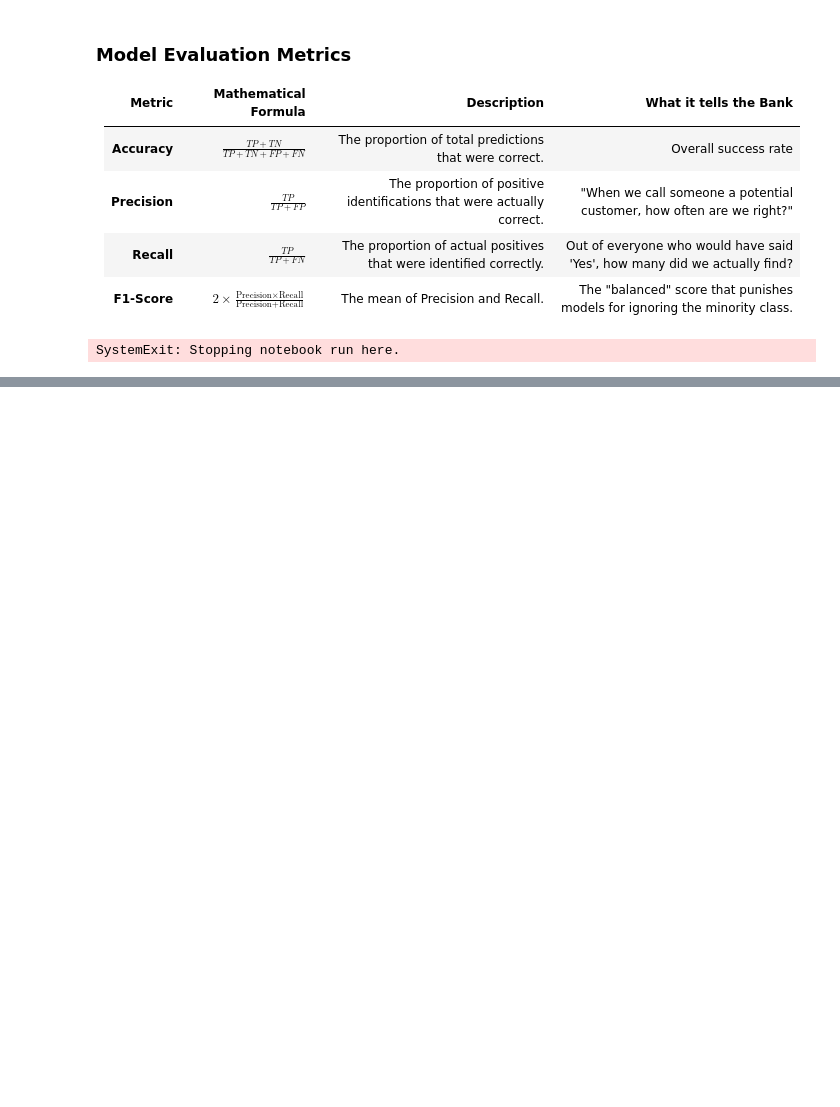
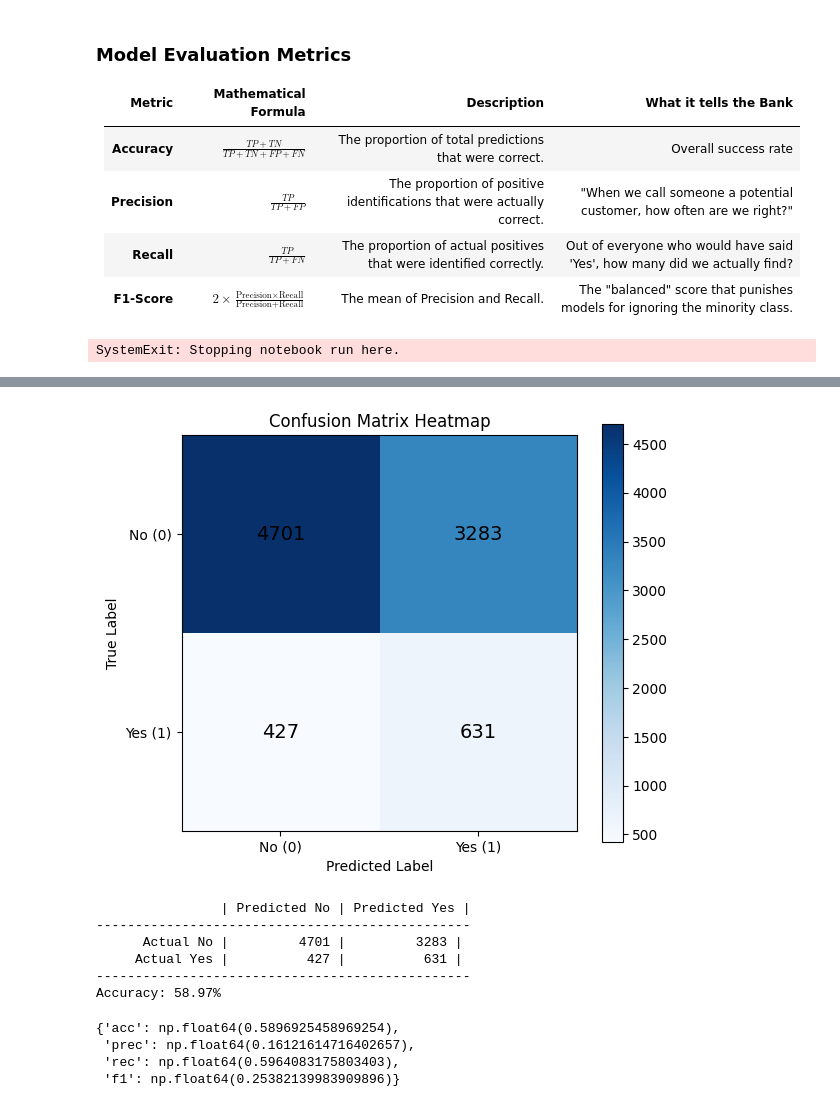
Before and after one commit to daemonchild/cardiffmet-dat6002-artificial-intelligence, a Jupyter notebook: assessment/part_2/2-From-Scratch-MLP.ipynb, the cells around one changed output, grey strips where cells are left out. Cells and saved outputs as stored; diff of their text form; code cells hidden in the pictures; blank space fills up the shorter version.

```diff
--- a/assessment/part_2/2-From-Scratch-MLP.ipynb
+++ b/assessment/part_2/2-From-Scratch-MLP.ipynb
@@ -871,0 +1182,17 @@ SystemExit: Stopping notebook run here.
+# %%
+import numpy as np
+import copy
+
+def crossover(parent1_dna, parent2_dna):
+    # Single-point crossover: pick a random spot and swap the tails
+    checkpoint = np.random.randint(len(parent1_dna))
+    child1_dna = np.concatenate([parent1_dna[:checkpoint], parent2_dna[checkpoint:]])
+    child2_dna = np.concatenate([parent2_dna[:checkpoint], parent1_dna[checkpoint:]])
+    return child1_dna, child2_dna
+
+def mutate(dna, mutation_rate=0.01, mutation_strength=0.1):
+    # Randomly nudge weights based on a mutation rate
+    for i in range(len(dna)):
+        if np.random.rand() < mutation_rate:
+            dna[i] += np.random.normal(0, mutation_strength)
+    return dna
@@ -871,0 +1254,2 @@ SystemExit: Stopping notebook run here.
+# %%
+best_mlp =run_evolution(df, pop_size=20, generations=20, metric='f1')
@@ -871,0 +1277,20 @@ SystemExit: Stopping notebook run here.
+# %%
+best_mlp.plot_confusion_matrix()
+# %% [output]
+[figure, added]
+# %%
+best_mlp.print_confusion_matrix()
+# %% [output]
+                | Predicted No | Predicted Yes |
+------------------------------------------------
+      Actual No |         4701 |         3283 |
+     Actual Yes |          427 |          631 |
+------------------------------------------------
+Accuracy: 58.97%
+# %%
+best_mlp.get_report(best_mlp.X_np_test, best_mlp.y_np_test)
+# %% [output]
+{'acc': np.float64(0.5896925458969254),
+ 'prec': np.float64(0.16121614716402657),
+ 'rec': np.float64(0.5964083175803403),
+ 'f1': np.float64(0.25382139983909896)}
```
Also changed, not shown: parts of 5 cells of this notebook, 1 other file.
